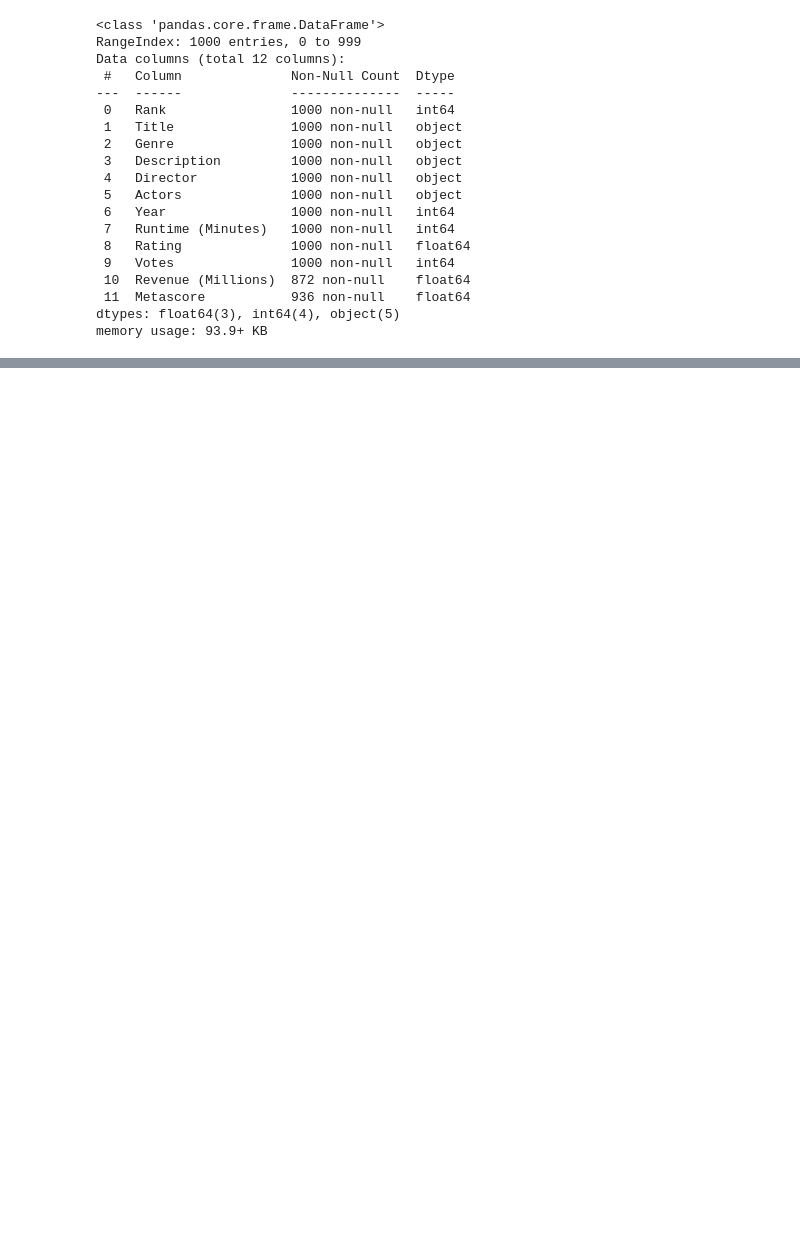
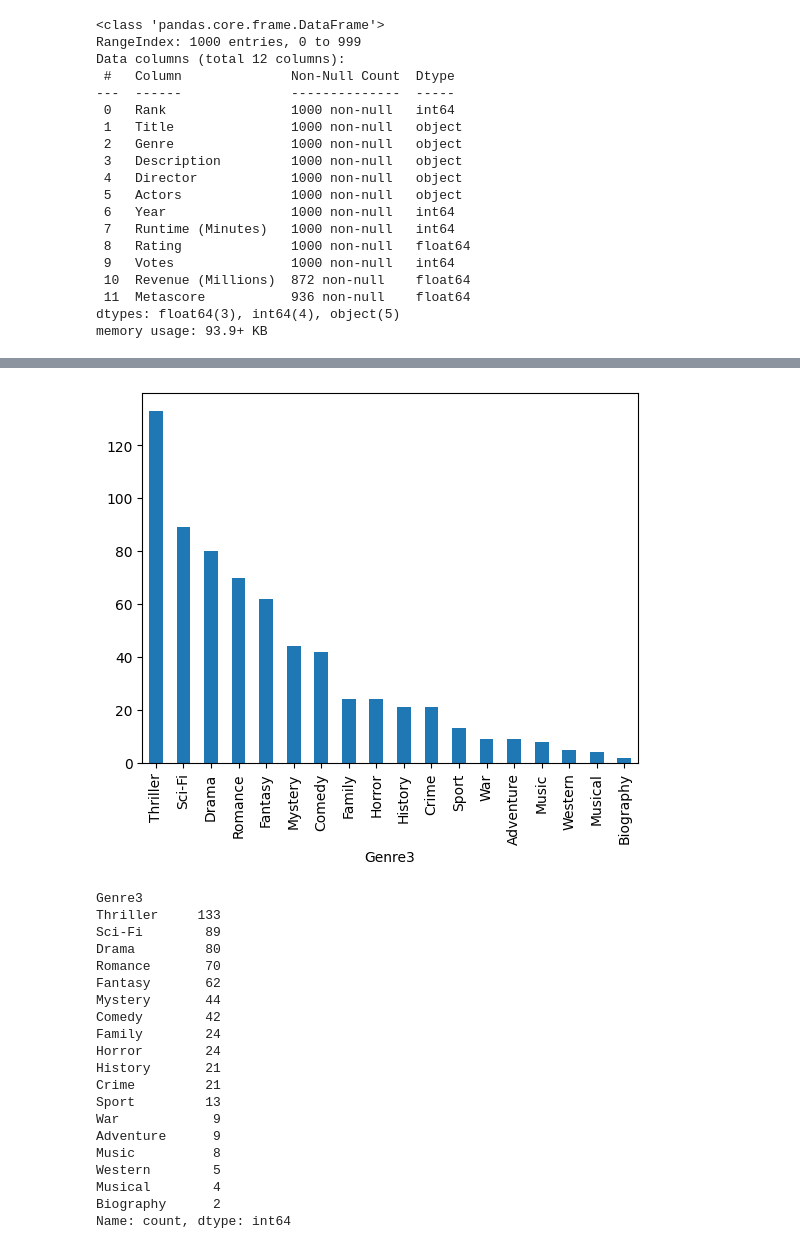
Before and after one commit to kemalhiero/tb_apm, a Jupyter notebook: app.ipynb, the cells around one changed output, grey strips where cells are left out. Cells and saved outputs as stored; diff of their text form; code cells hidden in the pictures; blank space fills up the shorter version.

```diff
--- a/app.ipynb
+++ b/app.ipynb
@@ -76,0 +120,29 @@ data_film.to_csv('data/data_film.csv')
+# %%
+# lihat genre terbanyak di genre2
+# counts = train.Genre2.value_counts()
+counts = train.Genre3.value_counts()
+counts.plot(kind='bar')
+plt.show()
+print (counts)
+# %% [output]
+[figure, added]
+Genre3
+Thriller     133
+Sci-Fi        89
+Drama         80
+Romance       70
+Fantasy       62
+Mystery       44
+Comedy        42
+Family        24
+Horror        24
+History       21
+Crime         21
+Sport         13
+War            9
+Adventure      9
+Music          8
+Western        5
+Musical        4
+Biography      2
+Name: count, dtype: int64
```
Also changed, not shown: parts of 5 cells of this notebook, 5 other files.
